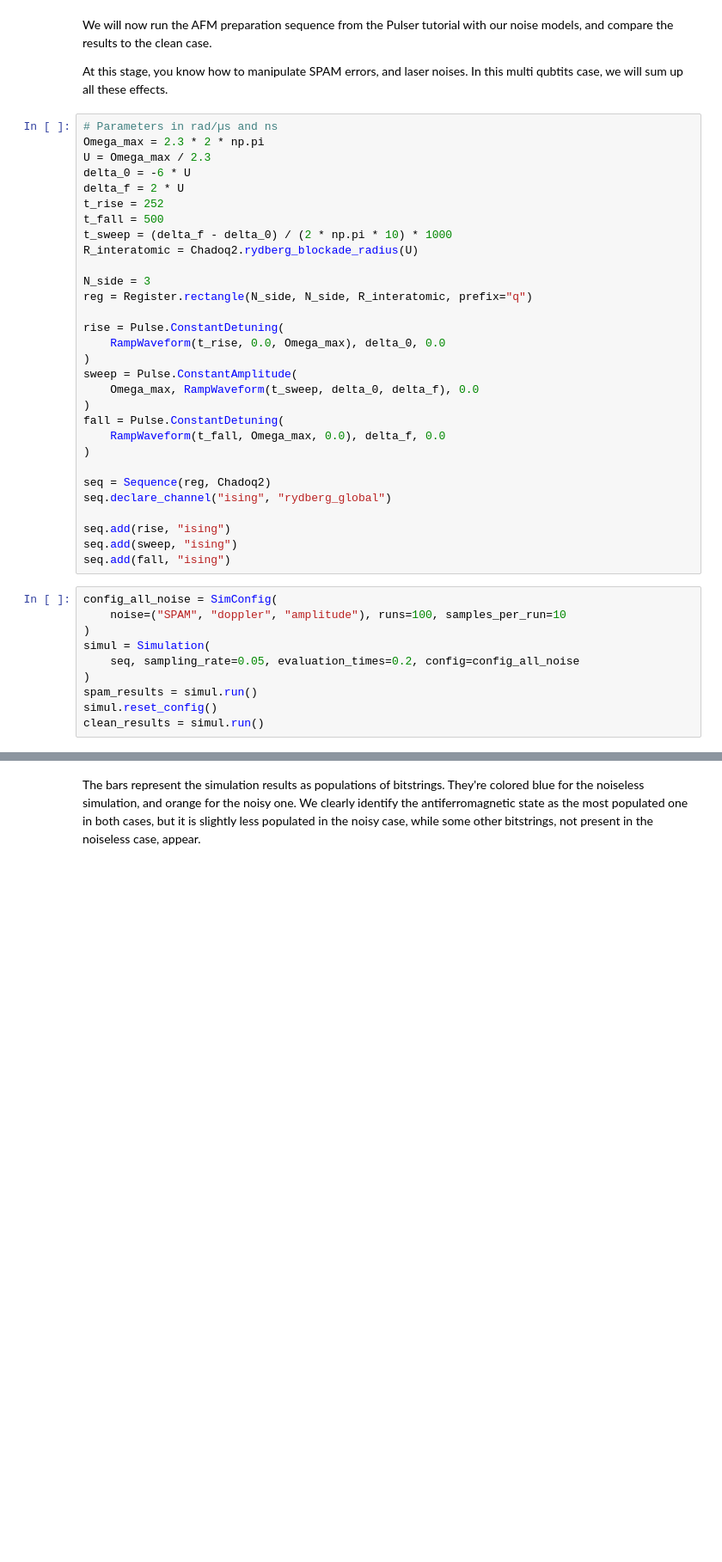
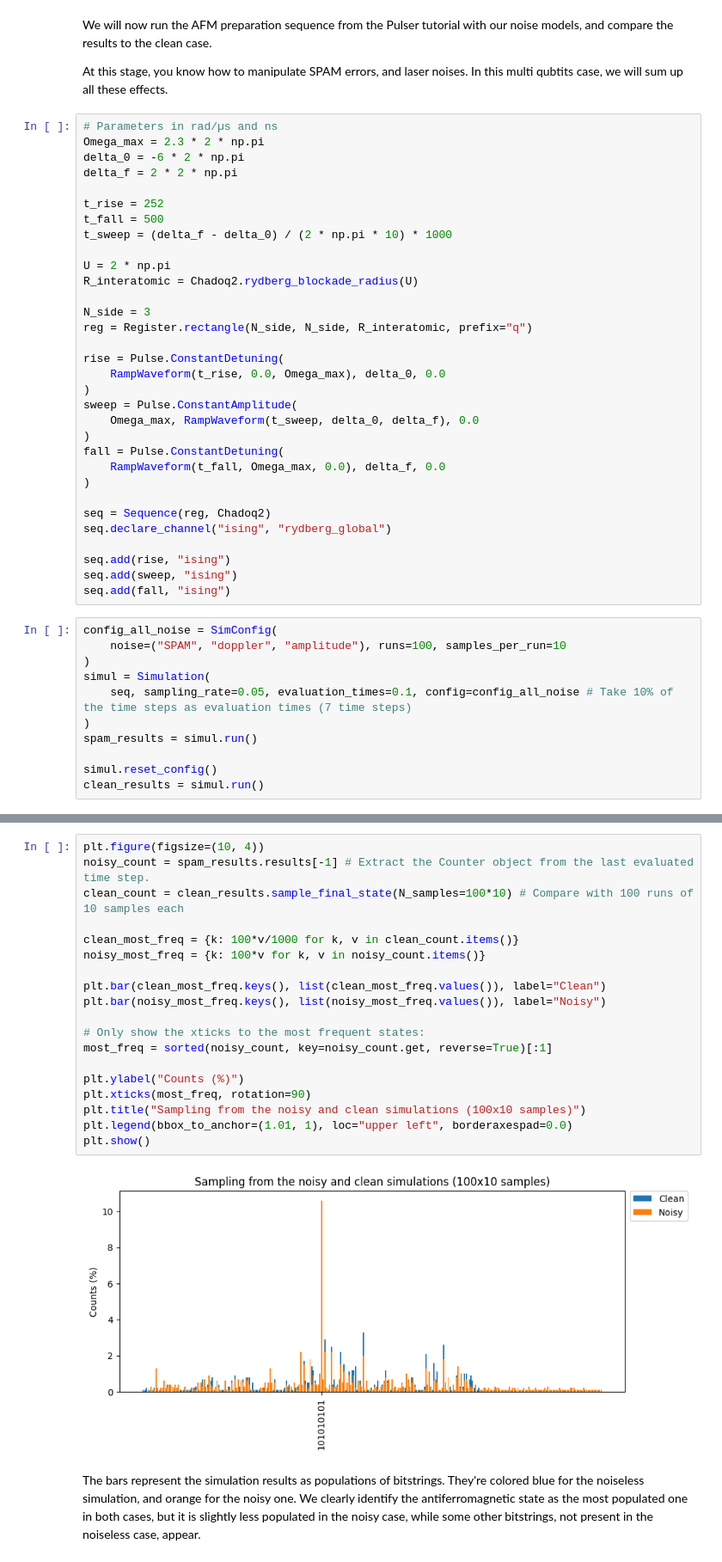
Before and after one commit to pasqal-io/Pulser, a Jupyter notebook: tutorials/advanced_features/Simulating with laser noises.ipynb, the cells around one changed output, grey strips where cells are left out. Shown: that part at 86% size. Saved outputs shown, nothing was run; the diff lists cells and outputs as text; blank space fills up the shorter version.

Commit message:
Review. Correct sampling from NoisyResults

```diff
--- a/tutorials/advanced_features/Simulating with laser noises.ipynb
+++ b/tutorials/advanced_features/Simulating with laser noises.ipynb
@@ -147,12 +147,14 @@ At this stage, you know how to manipulate SPAM errors, and laser noises. In this
 # %%
 # Parameters in rad/µs and ns
 Omega_max = 2.3 * 2 * np.pi
-U = Omega_max / 2.3
-delta_0 = -6 * U
-delta_f = 2 * U
+delta_0 = -6 * 2 * np.pi
+delta_f = 2 * 2 * np.pi
+
 t_rise = 252
 t_fall = 500
 t_sweep = (delta_f - delta_0) / (2 * np.pi * 10) * 1000
+
+U = 2 * np.pi
 R_interatomic = Chadoq2.rydberg_blockade_radius(U)
 
 N_side = 3
@@ -179,8 +181,9 @@ config_all_noise = SimConfig(
     noise=("SPAM", "doppler", "amplitude"), runs=100, samples_per_run=10
 )
 simul = Simulation(
-    seq, sampling_rate=0.05, evaluation_times=0.2, config=config_all_noise
+    seq, sampling_rate=0.05, evaluation_times=0.1, config=config_all_noise # Take 10% of the time steps as evaluation times (7 time steps)
 )
 spam_results = simul.run()
+
 simul.reset_config()
 clean_results = simul.run()
@@ -206,2 +192,23 @@ plt.show()
+# %%
+plt.figure(figsize=(10, 4))
+noisy_count = spam_results.results[-1] # Extract the Counter object from the last evaluated time step.
+clean_count = clean_results.sample_final_state(N_samples=100*10) # Compare with 100 runs of 10 samples each
+
+clean_most_freq = {k: 100*v/1000 for k, v in clean_count.items()}
+noisy_most_freq = {k: 100*v for k, v in noisy_count.items()}
+
+plt.bar(clean_most_freq.keys(), list(clean_most_freq.values()), label="Clean")
+plt.bar(noisy_most_freq.keys(), list(noisy_most_freq.values()), label="Noisy")
+
+# Only show the xticks to the most frequent states:
+most_freq = sorted(noisy_count, key=noisy_count.get, reverse=True)[:1]
+
+plt.ylabel("Counts (%)")
+plt.xticks(most_freq, rotation=90)
+plt.title("Sampling from the noisy and clean simulations (100x10 samples)")
+plt.legend(bbox_to_anchor=(1.01, 1), loc="upper left", borderaxespad=0.0)
+plt.show()
+# %% [output]
+[figure, added]
 # %% [markdown]
 The bars represent the simulation results as populations of bitstrings. They're colored blue for the noiseless simulation, and orange for the noisy one. We clearly identify the antiferromagnetic state as the most populated one in both cases, but it is slightly less populated in the noisy case, while some other bitstrings, not present in the noiseless case, appear.
```
Also changed, not shown: parts of 8 cells of this notebook.
